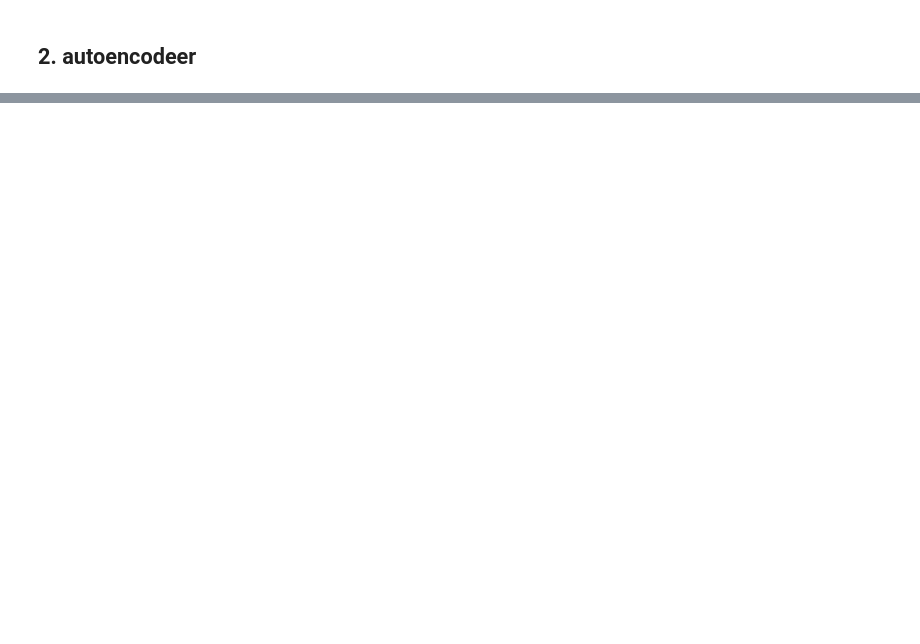
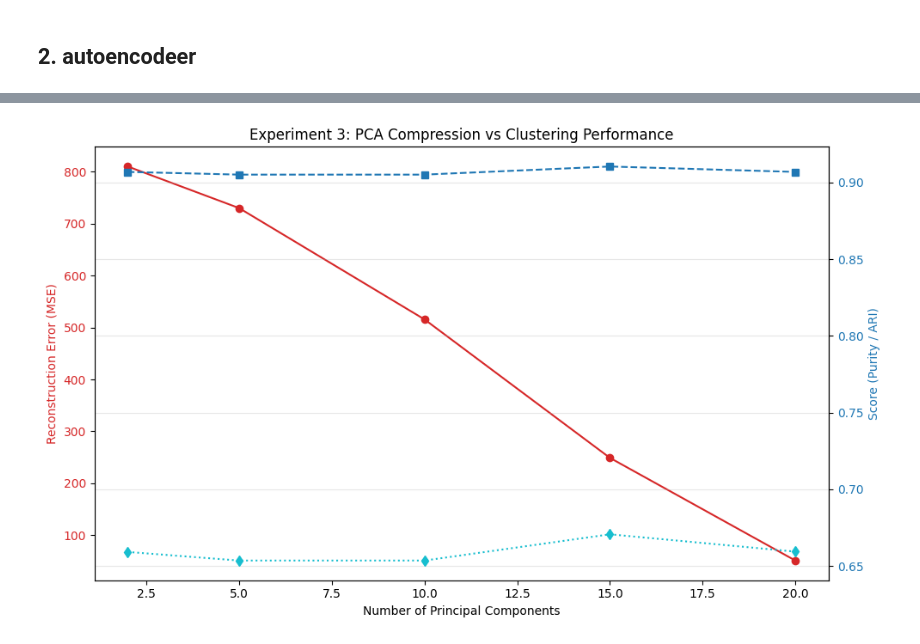
Before and after one commit to RoberRamzy/Dimensionality-Reduction-and-Clustering-Algorithms, a Jupyter notebook: project.ipynb, the cells around one changed output, grey strips where cells are left out. Saved outputs shown, nothing was run; the diff lists cells and outputs as text; code cells hidden in the pictures; blank space fills up the shorter version.

```diff
--- a/project.ipynb
+++ b/project.ipynb
@@ -649,0 +972,22 @@ class Autoencoder:
+# %%
+fig, ax1 = plt.subplots(figsize=(10, 6))
+
+# Plot Reconstruction Error
+ax1.set_xlabel('Number of Principal Components')
+ax1.set_ylabel('Reconstruction Error (MSE)', color='tab:red')
+ax1.plot(df_exp3['n_components'], df_exp3['Recon_Error'], 'o-', color='tab:red', label='MSE')
+ax1.tick_params(axis='y', labelcolor='tab:red')
+
+# Plot Clustering Performance
+ax2 = ax1.twinx()
+ax2.set_ylabel('Score (Purity / ARI)', color='tab:blue')
+ax2.plot(df_exp3['n_components'], df_exp3['Purity'], 's--', color='tab:blue', label='Purity')
+ax2.plot(df_exp3['n_components'], df_exp3['ARI'], 'd:', color='tab:cyan', label='ARI')
+ax2.tick_params(axis='y', labelcolor='tab:blue')
+
+plt.title('Experiment 3: PCA Compression vs Clustering Performance')
+fig.tight_layout()
+plt.grid(True, alpha=0.3)
+plt.show()
+# %% [output]
+[figure, added]
```
Also changed, not shown: parts of 18 cells of this notebook.
